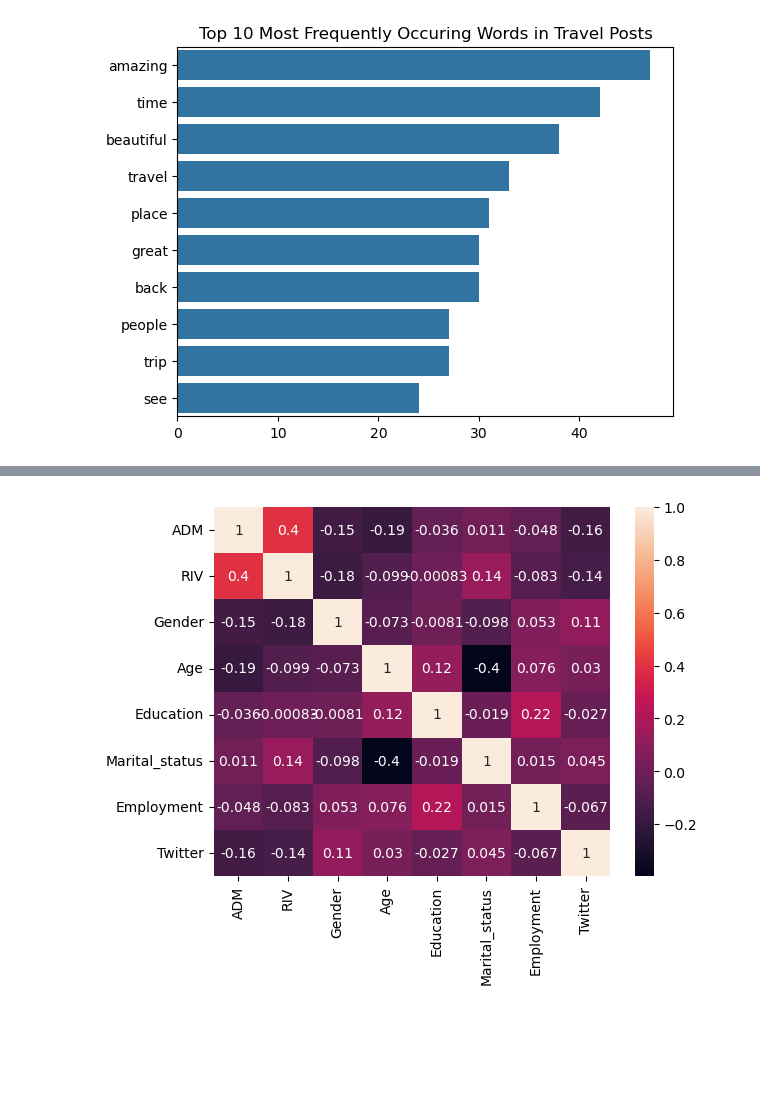
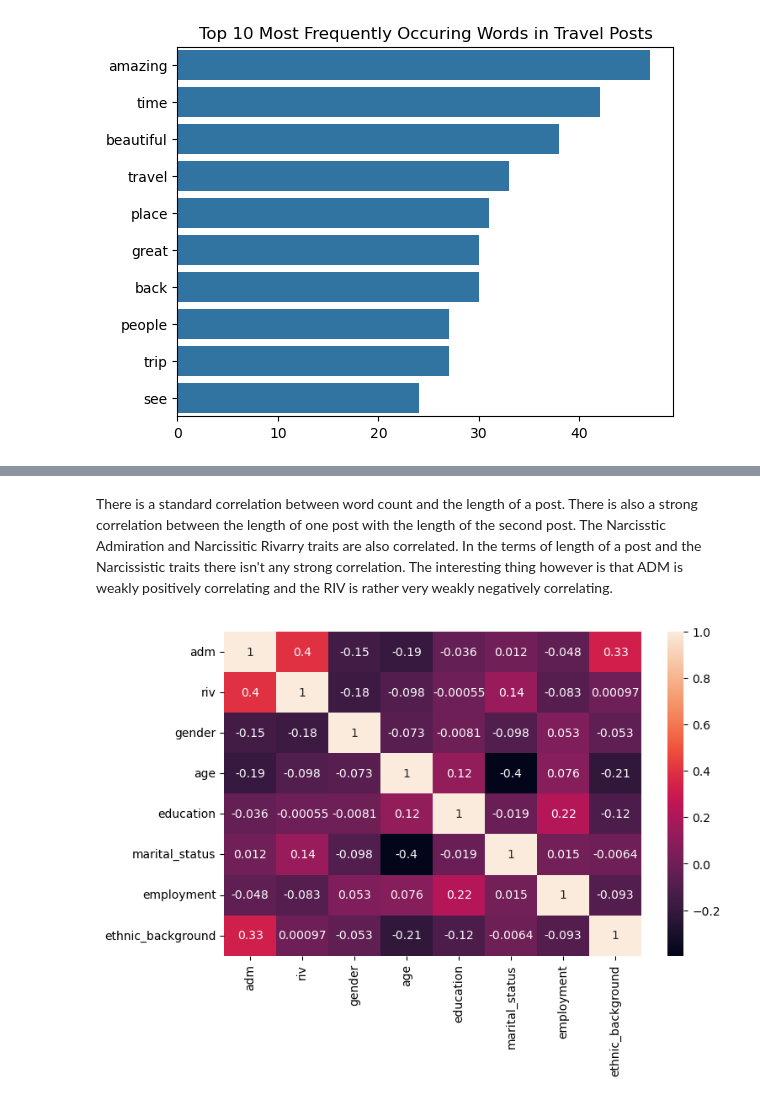
Before and after one commit to jfpio/narcissistic-twitter, a Jupyter notebook: notebooks/exploratory_data_analysis.ipynb, the cells around one changed output, grey strips where cells are left out. Saved outputs shown, nothing was run; the diff lists cells and outputs as text; code cells hidden in the pictures; blank space fills up the shorter version.

```diff
--- a/notebooks/exploratory_data_analysis.ipynb
+++ b/notebooks/exploratory_data_analysis.ipynb
@@ -208,0 +222,6 @@ data[['POST___ABORTION','POST___TRAVEL',
+# %%
+# Getting word count of the post_abortion and post_travel columns
+data['word_count_abor'] = data['post_abortion'].apply(word_count)
+data['word_count_trav'] = data['post_travel'].apply(word_count)
+data[['post_abortion','post_travel','word_count_abor',
+      'word_count_trav']].head(5)
@@ -241,7 +275,7 @@ def clean(review):
                        if word not in stopwords.words('english')])
     return review
 # %%
-data['POST___ABORTION'] = data['POST___ABORTION'].apply(clean)
-data['POST___TRAVEL'] = data['POST___TRAVEL'].apply(clean)
+data['post_abortion'] = data['post_abortion'].apply(clean)
+data['post_travel'] = data['post_travel'].apply(clean)
 data.head(2)
 # %% [output]
@@ -254,7 +289,7 @@ def corpus(text):
     text_list = text.split()
     return text_list
 # %%
-data['POST___ABORTION_lists'] = data['POST___ABORTION'].apply(corpus)
-data['POST___TRAVEL_lists'] = data['POST___TRAVEL'].apply(corpus)
+data['post_abortion_lists'] = data['post_abortion'].apply(corpus)
+data['post_travel_lists'] = data['post_travel'].apply(corpus)
 data.head(2)
 # %% [output]
@@ -333,3 +381,6 @@ columns_for_corr_2 = ['ADM', 'RIV','Gender','Age', 'Education', 'Marital_status'
+# %%
+columns_for_corr_1 = ['adm', 'riv', 'length_abor', 'length_trav', 'word_count_abor', 'word_count_trav']
+columns_for_corr_2 = ['adm', 'riv','gender','age', 'education', 'marital_status','employment','ethnic_background']
 # %%
 sns.heatmap(data[columns_for_corr_1].corr(), annot=True)
 plt.show()
@@ -338,5 +389,8 @@ plt.show()
+# %% [markdown]
+There is a standard correlation between word count and the length of a post. There is also a strong correlation between the length of one post with the length of the second post. The Narcisstic Admiration and Narcissitic Rivarry traits are also correlated. In the terms of length of a post and the Narcissistic traits there isn't any strong correlation. The interesting thing however is that ADM is weakly positively correlating and the RIV is rather very weakly negatively correlating.
 # %%
+plt.figure(figsize=(8, 5))
 sns.heatmap(data[columns_for_corr_2].corr(), annot=True)
 plt.show()
 # %% [output]
-[figure, old version]
+[figure, new version]
```
Also changed, not shown: parts of 60 cells of this notebook, 1 other file.
